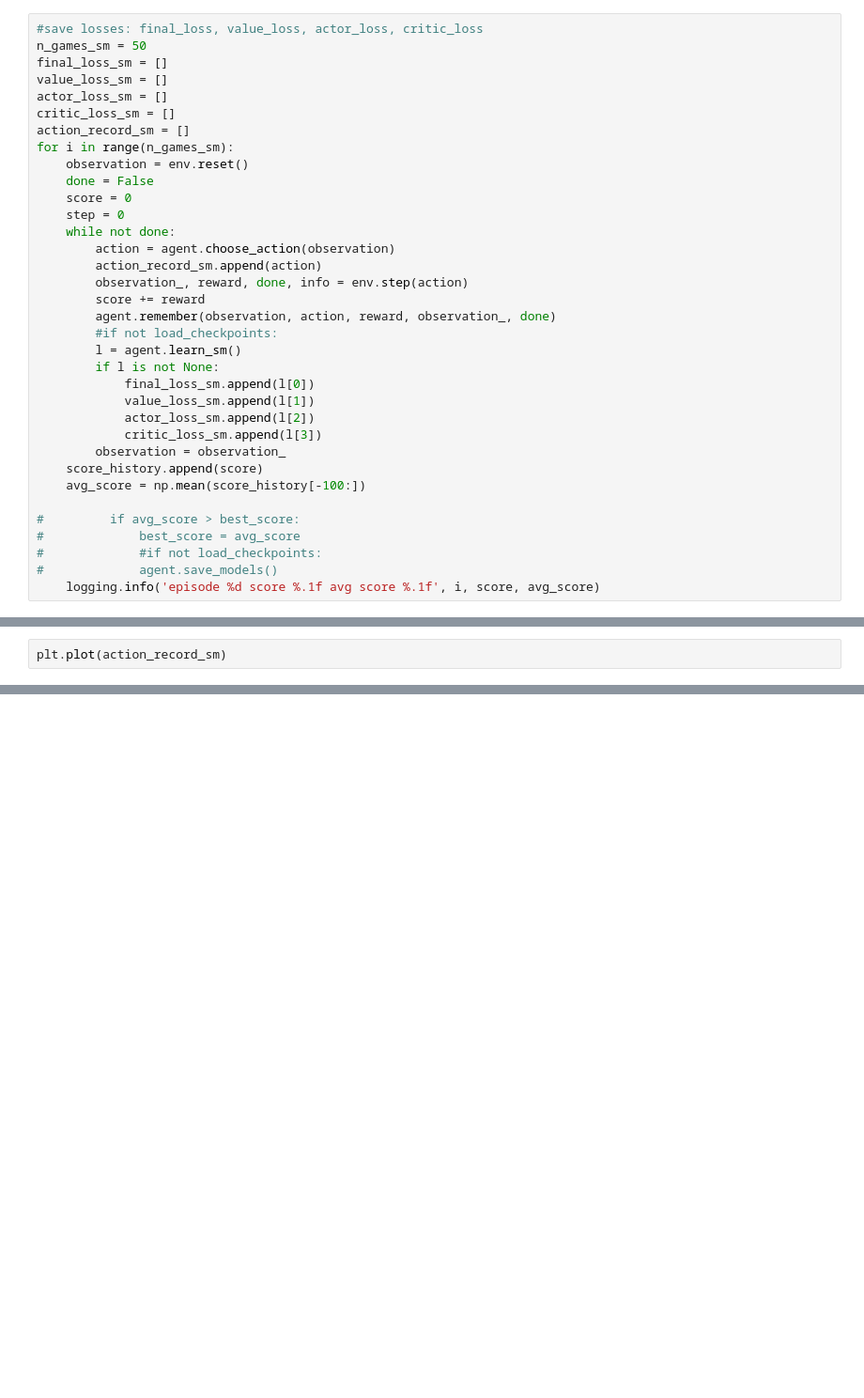
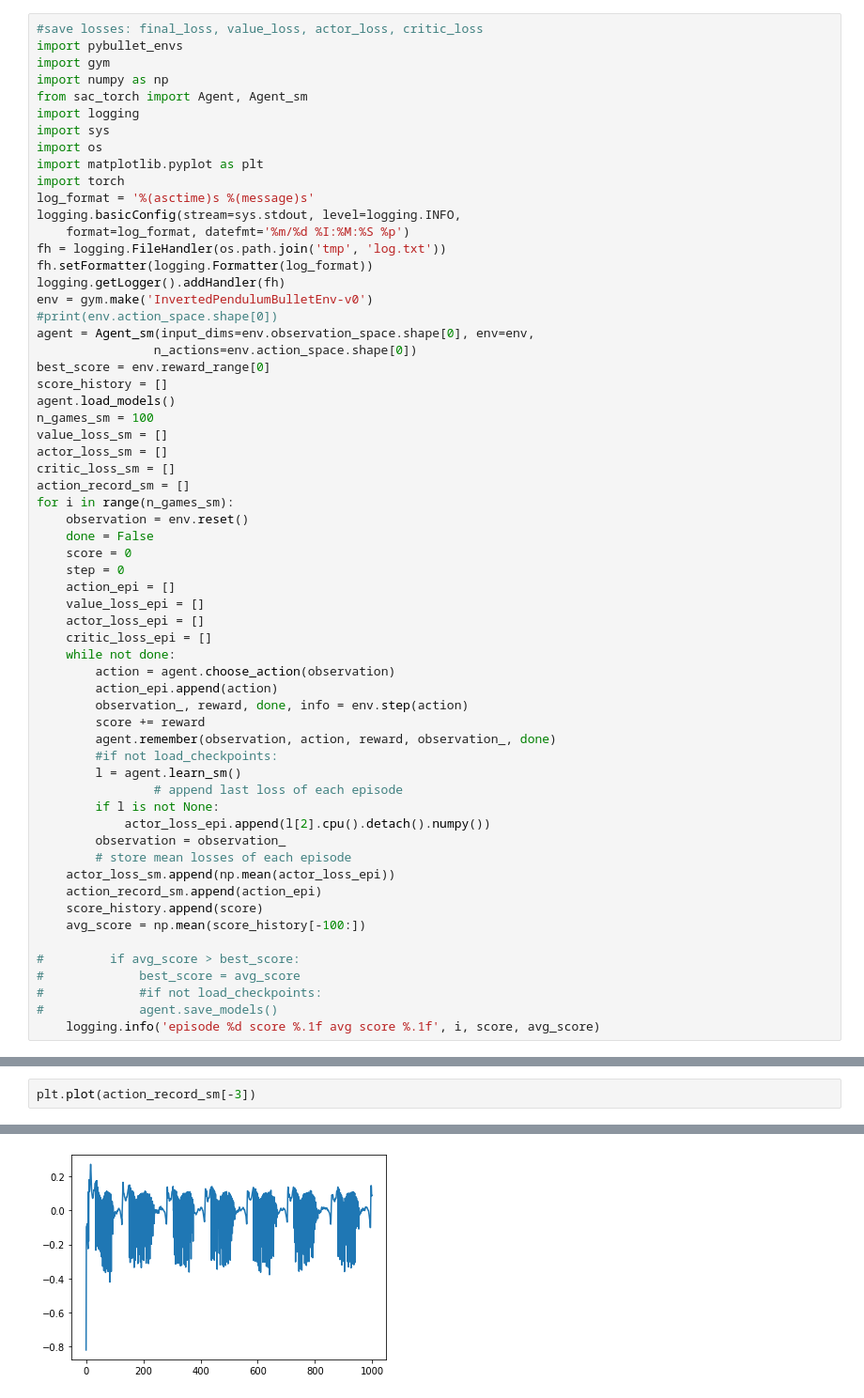
Before and after one commit to JimmyYourHonor/inverted-pendulum-sac, a Jupyter notebook: testings.ipynb, the cells around one changed output, grey strips where cells are left out. Shown at 94% size. Drawn from its saved outputs; the diff is of its cells as text; blank space fills up the shorter version.

```diff
--- a/testings.ipynb
+++ b/testings.ipynb
@@ -91,7 +144,28 @@ plt.plot(action_record)
 # %%
 #save losses: final_loss, value_loss, actor_loss, critic_loss
-n_games_sm = 50
-final_loss_sm = []
+import pybullet_envs
+import gym
+import numpy as np
+from sac_torch import Agent, Agent_sm
+import logging
+import sys
+import os
+import matplotlib.pyplot as plt
+import torch
+log_format = '%(asctime)s %(message)s'
+logging.basicConfig(stream=sys.stdout, level=logging.INFO,
+    format=log_format, datefmt='%m/%d %I:%M:%S %p')
+fh = logging.FileHandler(os.path.join('tmp', 'log.txt'))
+fh.setFormatter(logging.Formatter(log_format))
+logging.getLogger().addHandler(fh)
+env = gym.make('InvertedPendulumBulletEnv-v0')
+#print(env.action_space.shape[0])
+agent = Agent_sm(input_dims=env.observation_space.shape[0], env=env,
+                n_actions=env.action_space.shape[0])
+best_score = env.reward_range[0]
+score_history = []
+agent.load_models()
+n_games_sm = 100
 value_loss_sm = []
 actor_loss_sm = []
 critic_loss_sm = []
@@ -101,20 +175,25 @@ for i in range(n_games_sm):
     done = False
     score = 0
     step = 0
+    action_epi = []
+    value_loss_epi = []
+    actor_loss_epi = []
+    critic_loss_epi = []
     while not done:
         action = agent.choose_action(observation)
-        action_record_sm.append(action)
+        action_epi.append(action)
         observation_, reward, done, info = env.step(action)
         score += reward
         agent.remember(observation, action, reward, observation_, done)
         #if not load_checkpoints:
         l = agent.learn_sm()
+                # append last loss of each episode
         if l is not None:
-            final_loss_sm.append(l[0])
-            value_loss_sm.append(l[1])
-            actor_loss_sm.append(l[2])
-            critic_loss_sm.append(l[3])
+            actor_loss_epi.append(l[2].cpu().detach().numpy())
         observation = observation_
+        # store mean losses of each episode
+    actor_loss_sm.append(np.mean(actor_loss_epi))
+    action_record_sm.append(action_epi)
     score_history.append(score)
     avg_score = np.mean(score_history[-100:])
 
@@ -128,2 +234,3 @@ plt.plot(actor_loss_sm)
 # %%
-plt.plot(action_record_sm)
+plt.plot(action_record_sm[-3])
+# %% [output]
@@ -129,0 +238 @@ plt.plot(action_record_sm)
+[figure, added]
```
Also changed, not shown: parts of 12 cells of this notebook, 10 other files.
